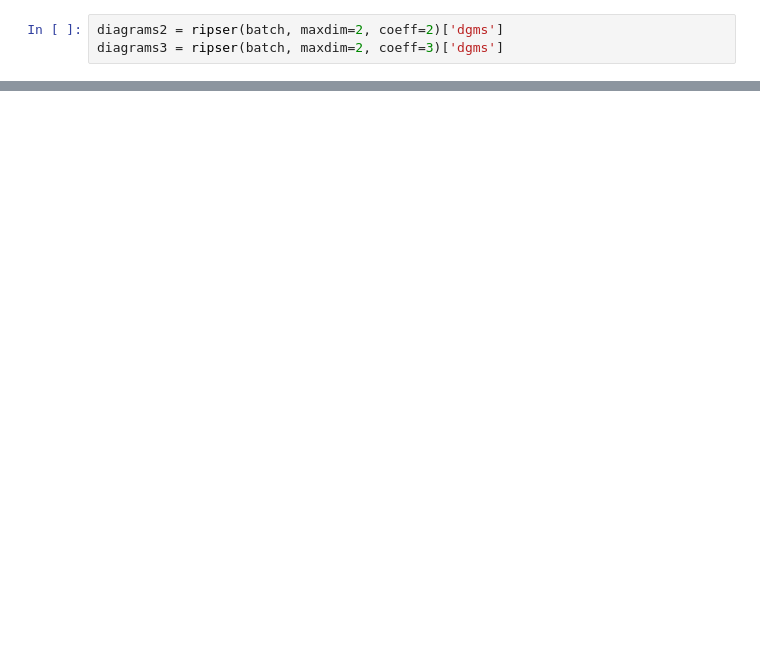
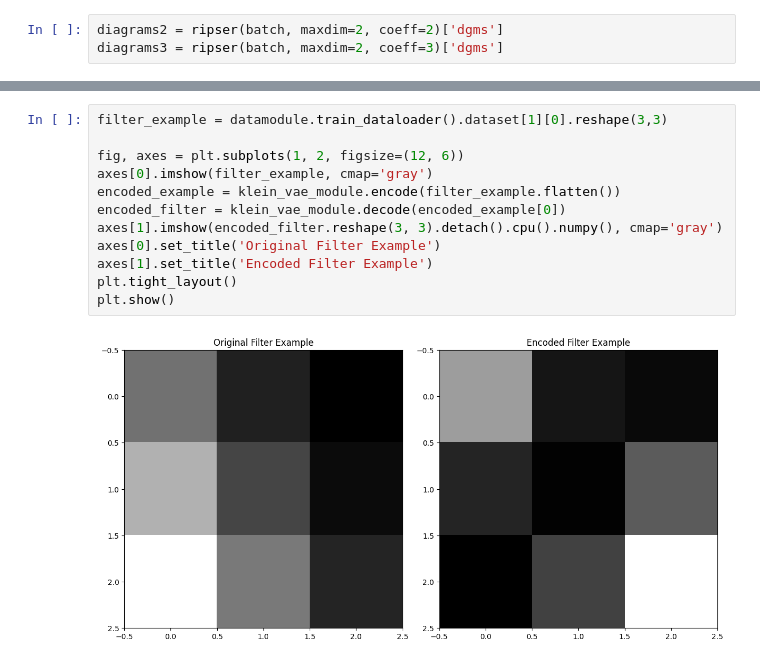
Before and after one commit to bekemax/KleinVAE, a Jupyter notebook: notebooks/klein-vae-experiments.ipynb, the cells around one changed output, grey strips where cells are left out. Saved outputs shown, nothing was run; the diff lists cells and outputs as text; blank space fills up the shorter version.

```diff
--- a/notebooks/klein-vae-experiments.ipynb
+++ b/notebooks/klein-vae-experiments.ipynb
@@ -160,0 +211,14 @@ plt.show()
+# %%
+filter_example = datamodule.train_dataloader().dataset[1][0].reshape(3,3)
+
+fig, axes = plt.subplots(1, 2, figsize=(12, 6))
+axes[0].imshow(filter_example, cmap='gray')
+encoded_example = klein_vae_module.encode(filter_example.flatten())
+encoded_filter = klein_vae_module.decode(encoded_example[0])
+axes[1].imshow(encoded_filter.reshape(3, 3).detach().cpu().numpy(), cmap='gray')
+axes[0].set_title('Original Filter Example')
+axes[1].set_title('Encoded Filter Example')
+plt.tight_layout()
+plt.show()
+# %% [output]
+[figure, added]
```
Also changed, not shown: parts of 23 cells of this notebook, 4 other files.
